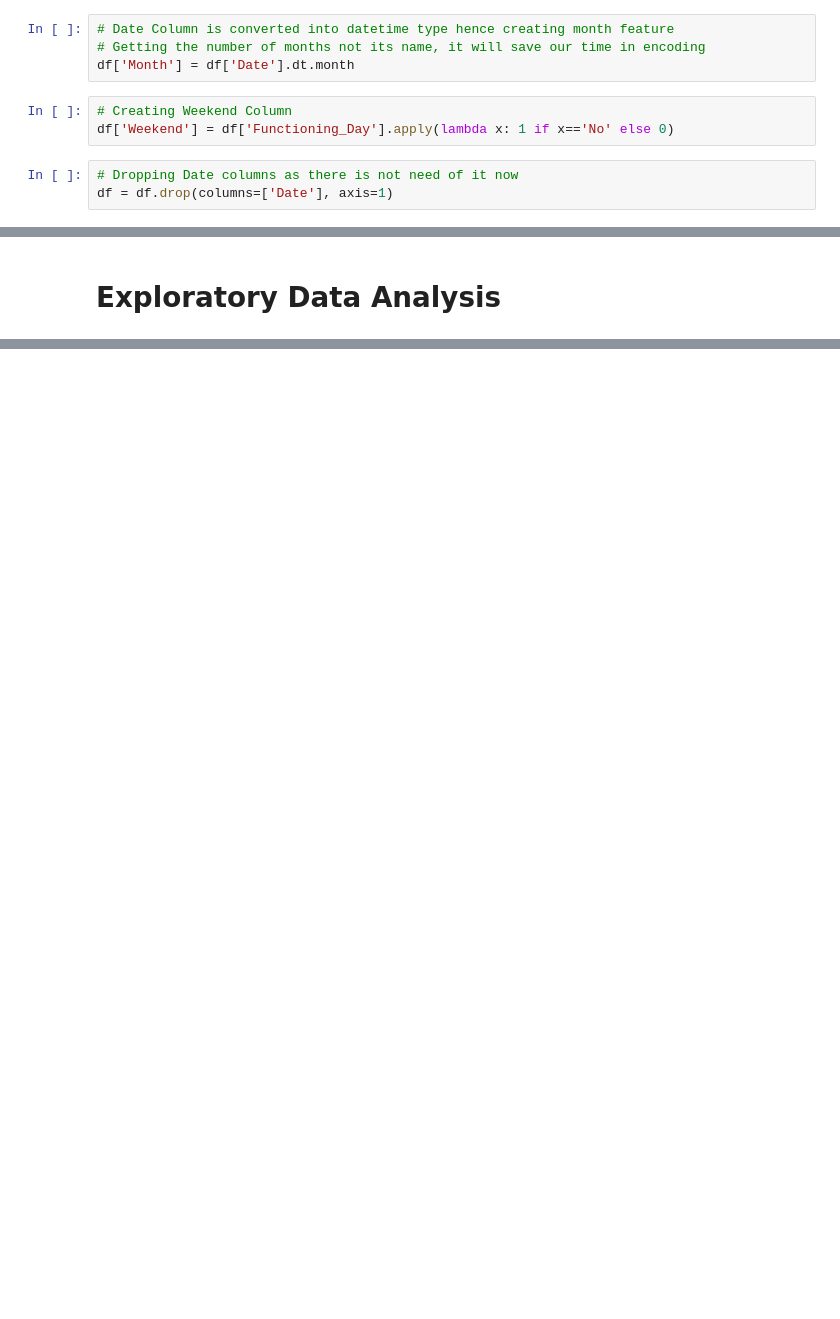
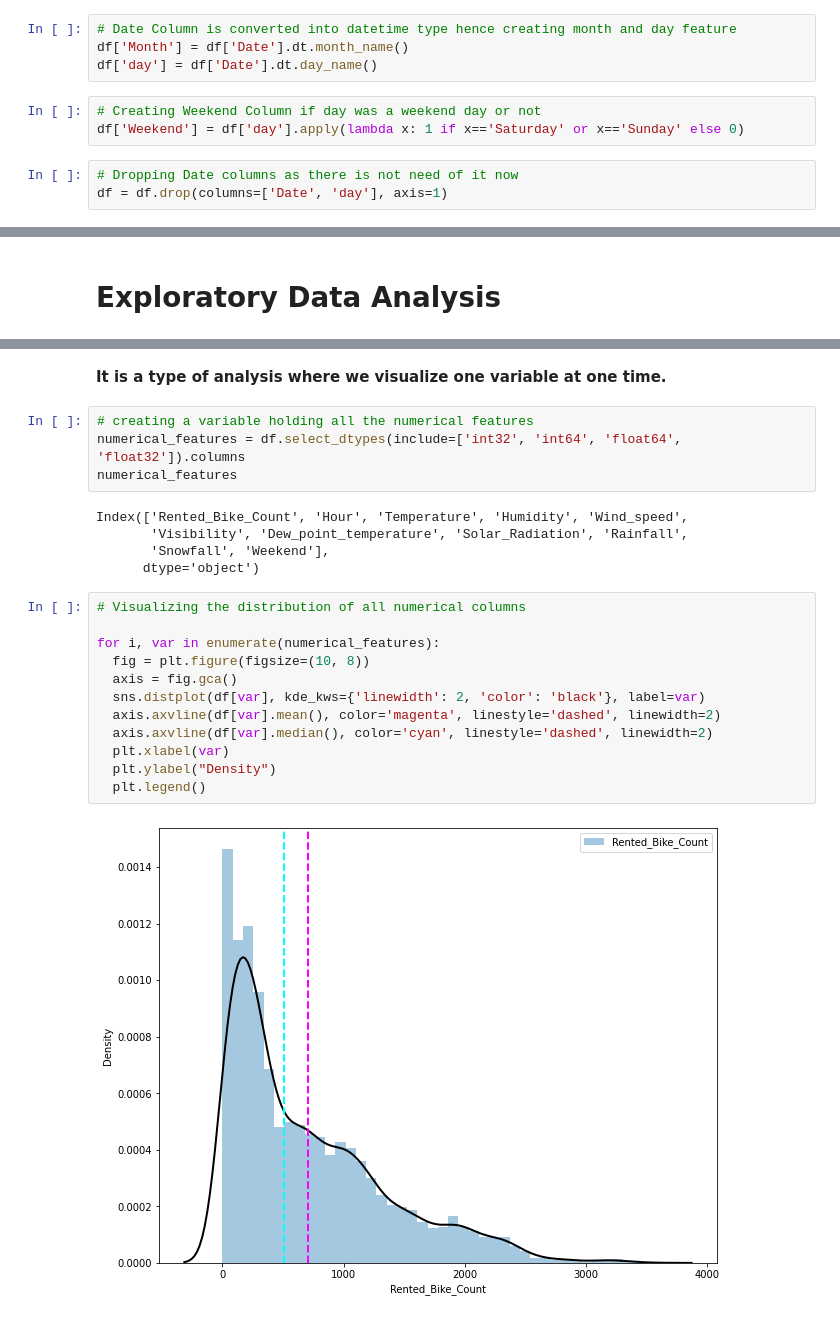
Before and after one commit to anasmalik081/Bike-Sharing-Demand-Prediction-Capstone-Project, a Jupyter notebook: Notebook_Bike_Sharing_Demand_Prediction_Capstone_Project.ipynb, the cells around one changed output, grey strips where cells are left out. Saved outputs shown, nothing was run; the diff lists cells and outputs as text; blank space fills up the shorter version.

```diff
--- a/Notebook_Bike_Sharing_Demand_Prediction_Capstone_Project.ipynb
+++ b/Notebook_Bike_Sharing_Demand_Prediction_Capstone_Project.ipynb
@@ -247,13 +243,13 @@ dtype('<M8[ns]')
 # %%
-# Date Column is converted into datetime type hence creating month feature
-# Getting the number of months not its name, it will save our time in encoding
-df['Month'] = df['Date'].dt.month
+# Date Column is converted into datetime type hence creating month and day feature
+df['Month'] = df['Date'].dt.month_name()
+df['day'] = df['Date'].dt.day_name()
 # %%
-# Creating Weekend Column
-df['Weekend'] = df['Functioning_Day'].apply(lambda x: 1 if x=='No' else 0)
+# Creating Weekend Column if day was a weekend day or not
+df['Weekend'] = df['day'].apply(lambda x: 1 if x=='Saturday' or x=='Sunday' else 0)
 # %%
 # Dropping Date columns as there is not need of it now
-df = df.drop(columns=['Date'], axis=1)
+df = df.drop(columns=['Date', 'day'], axis=1)
 # %%
 # Now looking how our data lookslike
 df.head(5)
@@ -268,0 +273,25 @@ df.head(5)
+# %% [markdown]
+**It is a type of analysis where we visualize one variable at one time.**
+# %%
+# creating a variable holding all the numerical features
+numerical_features = df.select_dtypes(include=['int32', 'int64', 'float64', 'float32']).columns
+numerical_features
+# %% [output]
+Index(['Rented_Bike_Count', 'Hour', 'Temperature', 'Humidity', 'Wind_speed',
+       'Visibility', 'Dew_point_temperature', 'Solar_Radiation', 'Rainfall',
+       'Snowfall', 'Weekend'],
+      dtype='object')
+# %%
+# Visualizing the distribution of all numerical columns
+
+for i, var in enumerate(numerical_features):
+  fig = plt.figure(figsize=(10, 8))
+  axis = fig.gca()
+  sns.distplot(df[var], kde_kws={'linewidth': 2, 'color': 'black'}, label=var)
+  axis.axvline(df[var].mean(), color='magenta', linestyle='dashed', linewidth=2)
+  axis.axvline(df[var].median(), color='cyan', linestyle='dashed', linewidth=2)
+  plt.xlabel(var)
+  plt.ylabel("Density")
+  plt.legend()
+# %% [output]
+[figure, added]
```
Also changed, not shown: parts of 43 cells of this notebook.
